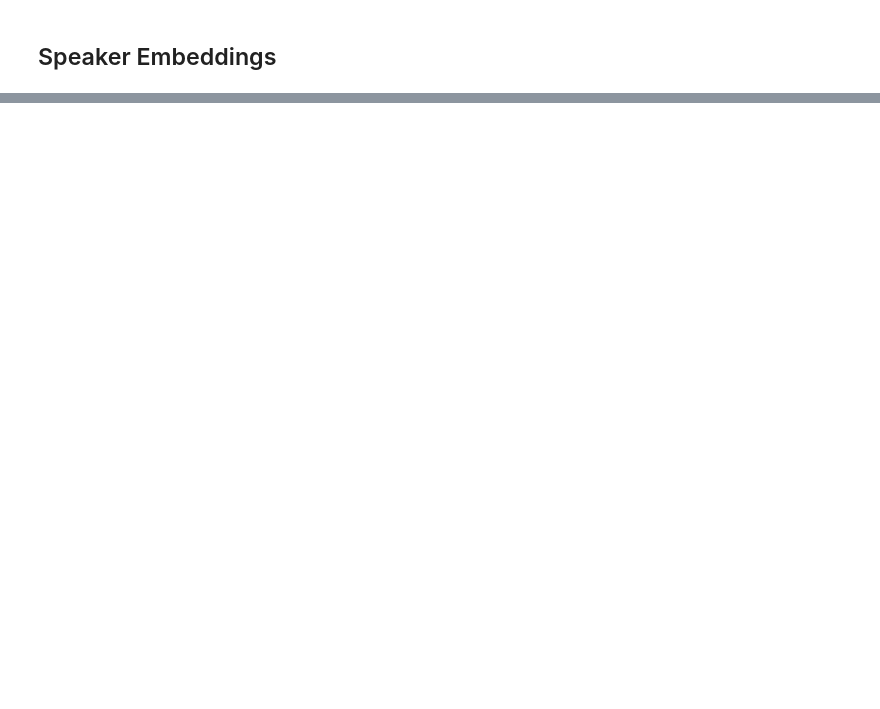
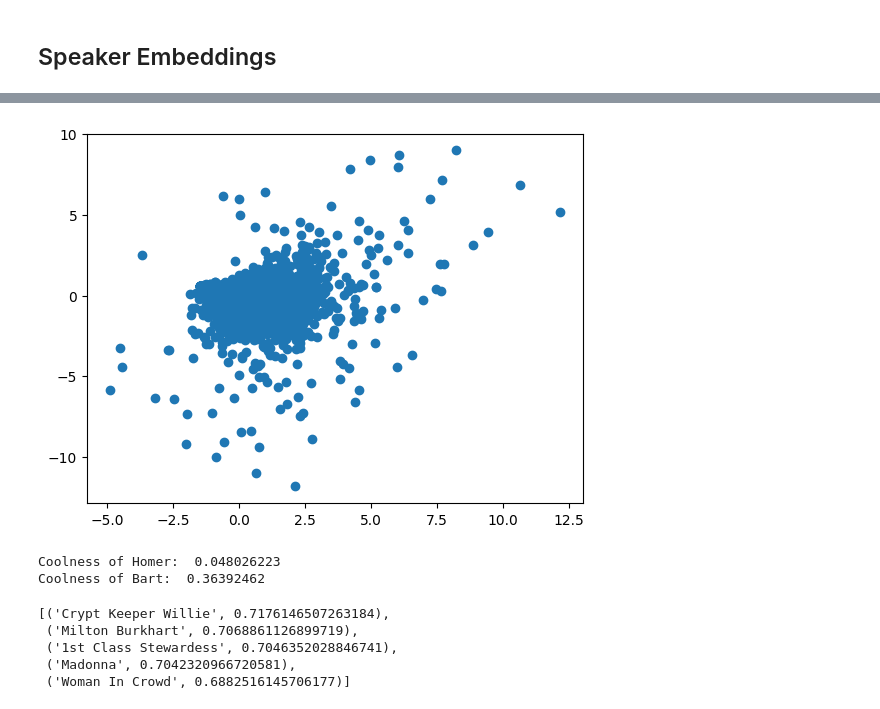
Before and after one commit to nicolaiberk/llm_ws, a Jupyter notebook: notebooks/02_embeddings.ipynb, the cells around one changed output, grey strips where cells are left out. Saved outputs shown, nothing was run; the diff lists cells and outputs as text; code cells hidden in the pictures; blank space fills up the shorter version.

Commit message:
Add speaker embeddings

```diff
--- a/notebooks/02_embeddings.ipynb
+++ b/notebooks/02_embeddings.ipynb
@@ -427,2 +410,10 @@ plt.show()
 # %% [markdown]
 ## Speaker Embeddings
+# %%
+## concatenate all cleaned texts from the same speaker and tag documents (this runs a bit)
+from gensim.models.doc2vec import Doc2Vec, TaggedDocument
+character_texts = list()
+for speaker in dataset.raw_character_text.unique():
+    print('Preparing texts from ', speaker, '...')
+    concat_text = ' '.join(dataset[dataset.raw_character_text == speaker].cleaned_text)
+    character_texts.append(TaggedDocument(concat_text.split(" "), [speaker]))
@@ -428,0 +442,6 @@ plt.show()
+# %%
+model = Doc2Vec(vector_size=50, min_count=2, epochs=40)
+# %%
+## estimate doc2vec model (this takes some patience as well)
+model.build_vocab(character_texts)
+model.train(character_texts, total_examples=model.corpus_count, epochs=model.epochs)
@@ -428,0 +463,23 @@ plt.show()
+# %%
+## ...run a dimensionality reduction...
+pca = PCA(n_components=2)
+pca.fit(model.dv[model.dv.index_to_key])
+dv_2d = pca.transform(model.dv[model.dv.index_to_key])
+dv_2d = pd.DataFrame(dv_2d, index = model.dv.index_to_key)
+# %%
+import matplotlib.pyplot as plt
+import random
+random.seed(0)
+
+plt.scatter(dv_2d[0], dv_2d[1])
+plt.show()
+# %% [output]
+[figure, added]
+# %%
+## ...scale them using word vectors...
+cool_boring_scale = model.wv['cool'] - model.wv['boring']
+print("Coolness of Homer: ", cos_sim(model.dv['Homer Simpson'], cool_boring_scale))
+print("Coolness of Bart: ", cos_sim(model.dv['Bart Simpson'], cool_boring_scale))
+# %% [output]
+Coolness of Homer:  0.048026223
+Coolness of Bart:  0.36392462
@@ -428,0 +495,9 @@ plt.show()
+# %%
+## ...and compare them
+model.dv.most_similar([vector], topn=5)
+# %% [output]
+[('Crypt Keeper Willie', 0.7176146507263184),
+ ('Milton Burkhart', 0.7068861126899719),
+ ('1st Class Stewardess', 0.7046352028846741),
+ ('Madonna', 0.7042320966720581),
+ ('Woman In Crowd', 0.6882516145706177)]
```
Also changed, not shown: parts of 10 cells of this notebook.
